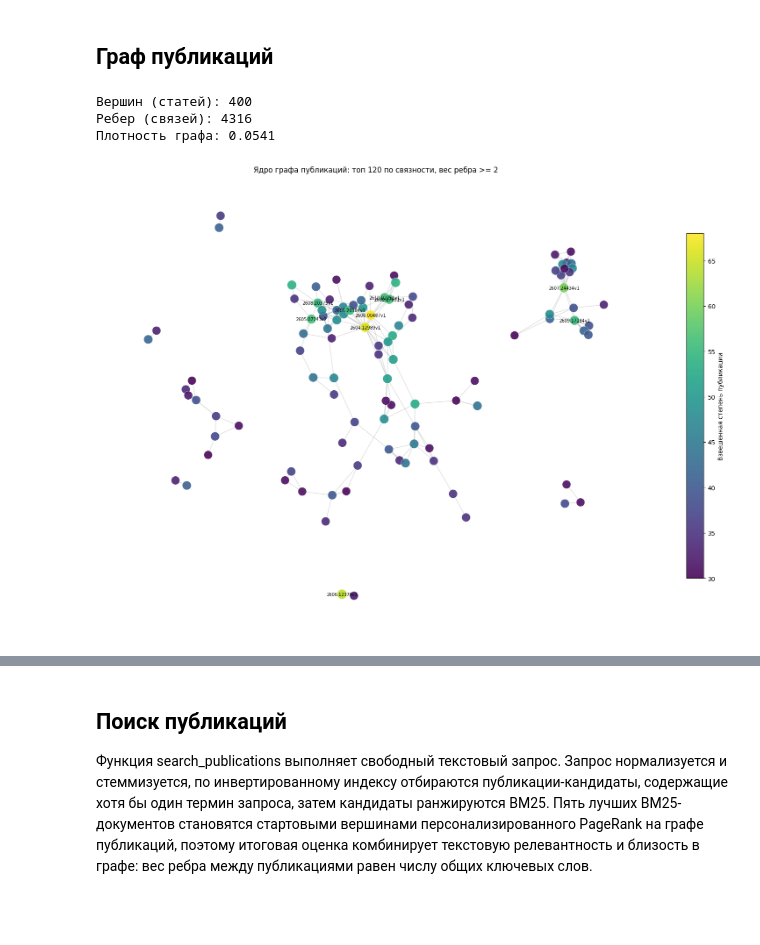
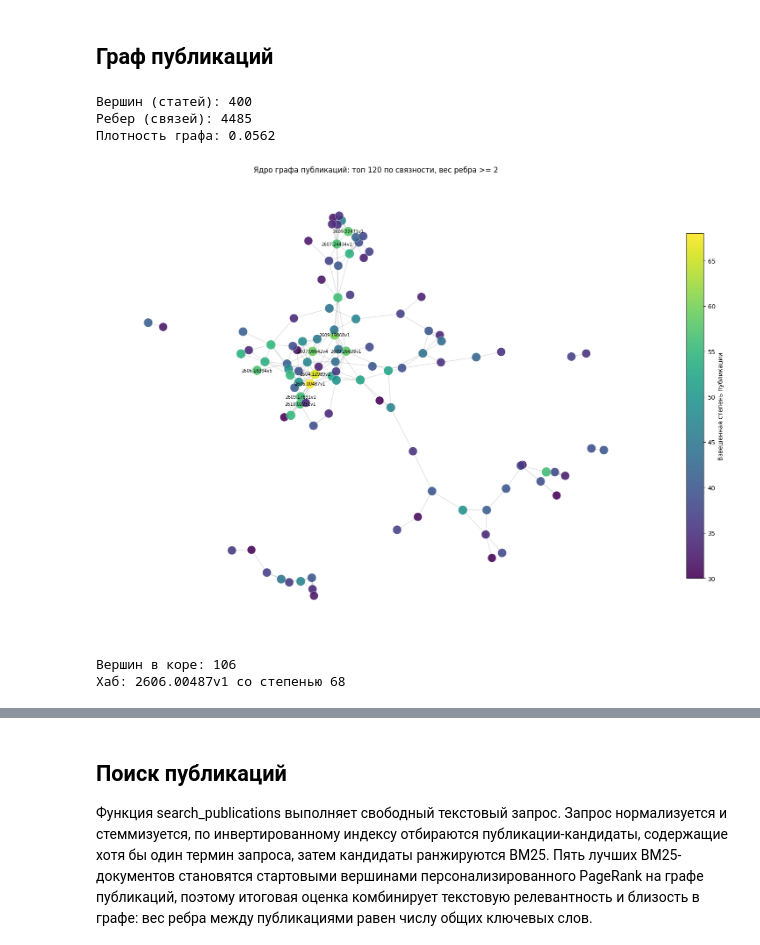
Before and after one commit to VitPap/myProjects, a Jupyter notebook: Python/Data/lab_1.ipynb, the cells around one changed output, grey strips where cells are left out. Cells and saved outputs as stored; diff of their text form; code cells hidden in the pictures; blank space fills up the shorter version.

```diff
--- a/Python/Data/lab_1.ipynb
+++ b/Python/Data/lab_1.ipynb
@@ -224,11 +278,11 @@ from sklearn.feature_extraction.text import ENGLISH_STOP_WORDS, TfidfVectorizer
 
 stemmer = SnowballStemmer("english")
 STOP_STEMS = {stemmer.stem(w) for w in ENGLISH_STOP_WORDS}
-TOKEN_RE = r"(?u)\b[a-z][a-z-]{2,}\b"
+TOKEN_RE = r"(?u)\b[a-z][a-z-]{1,}\b"
 
 def normalized_tokens(text):
     text = unicodedata.normalize("NFKC", str(text)).lower()
-    text = text.replace("–", "-").replace("—", "-")
+    text = text.replace("–", "-").replace("-", "-")
     tokens = re.findall(TOKEN_RE, text)
     return [stemmer.stem(t) for t in tokens if t not in ENGLISH_STOP_WORDS and stemmer.stem(t) not in STOP_STEMS]
 
@@ -476,33 +532,39 @@ for i, row in df.iterrows():
 for (u, v), w in paper_edges.items():
     Gp.add_edge(u, v, weight=w, distance=1 / w)
 
 print(f"Вершин (статей): {Gp.number_of_nodes()}")
 print(f"Ребер (связей): {Gp.number_of_edges()}")
 print(f"Плотность графа: {nx.density(Gp):.4f}")
 
 paper_weighted_degree = dict(Gp.degree(weight="weight"))
 view_nodes = sorted(Gp, key=paper_weighted_degree.get, reverse=True)[:120]
 Gp_view = nx.Graph(Gp.subgraph(view_nodes))
 Gp_view.remove_edges_from([(u, v) for u, v, data in Gp_view.edges(data=True) if data["weight"] < 2])
 Gp_view.remove_nodes_from(list(nx.isolates(Gp_view)))
 
 pos_papers = nx.spring_layout(Gp_view, weight="weight", seed=42, k=0.32, iterations=100)
 node_values = [paper_weighted_degree[n] for n in Gp_view]
 node_sizes = [70 + 22 * math.sqrt(paper_weighted_degree[n]) for n in Gp_view]
 edge_widths = [0.25 + 0.45 * Gp_view[u][v]["weight"] for u, v in Gp_view.edges()]
 
 fig, ax = plt.subplots(figsize=(16, 11))
 nx.draw_networkx_edges(Gp_view, pos_papers, width=edge_widths, alpha=0.20, edge_color="#666666", ax=ax)
 nodes = nx.draw_networkx_nodes(Gp_view, pos_papers, node_size=node_sizes, node_color=node_values, cmap="viridis", alpha=0.88, linewidths=0.4, edgecolors="white", ax=ax)
 label_nodes = sorted(Gp_view, key=paper_weighted_degree.get, reverse=True)[:10]
 nx.draw_networkx_labels(Gp_view, pos_papers, labels={n: df.at[n, "arxiv_id"] for n in label_nodes}, font_size=7, ax=ax)
 fig.colorbar(nodes, ax=ax, shrink=0.75, label="Взвешенная степень публикации")
 ax.set_title("Ядро графа публикаций: топ 120 по связности, вес ребра >= 2")
 ax.axis("off")
 plt.tight_layout()
 plt.show()
+
+print(f"Вершин в коре: {Gp_view.number_of_nodes()}")
+hub = max(Gp_view, key=paper_weighted_degree.get)
+print(f"Хаб: {df.at[hub, 'arxiv_id']} со степенью {paper_weighted_degree[hub]}")
 # %% [output]
 Вершин (статей): 400
-Ребер (связей): 4316
-Плотность графа: 0.0541
+Ребер (связей): 4485
+Плотность графа: 0.0562
-[figure, old version]
+[figure, new version]
+Вершин в коре: 106
+Хаб: 2606.00487v1 со степенью 68
```
Also changed, not shown: parts of 10 cells of this notebook.
